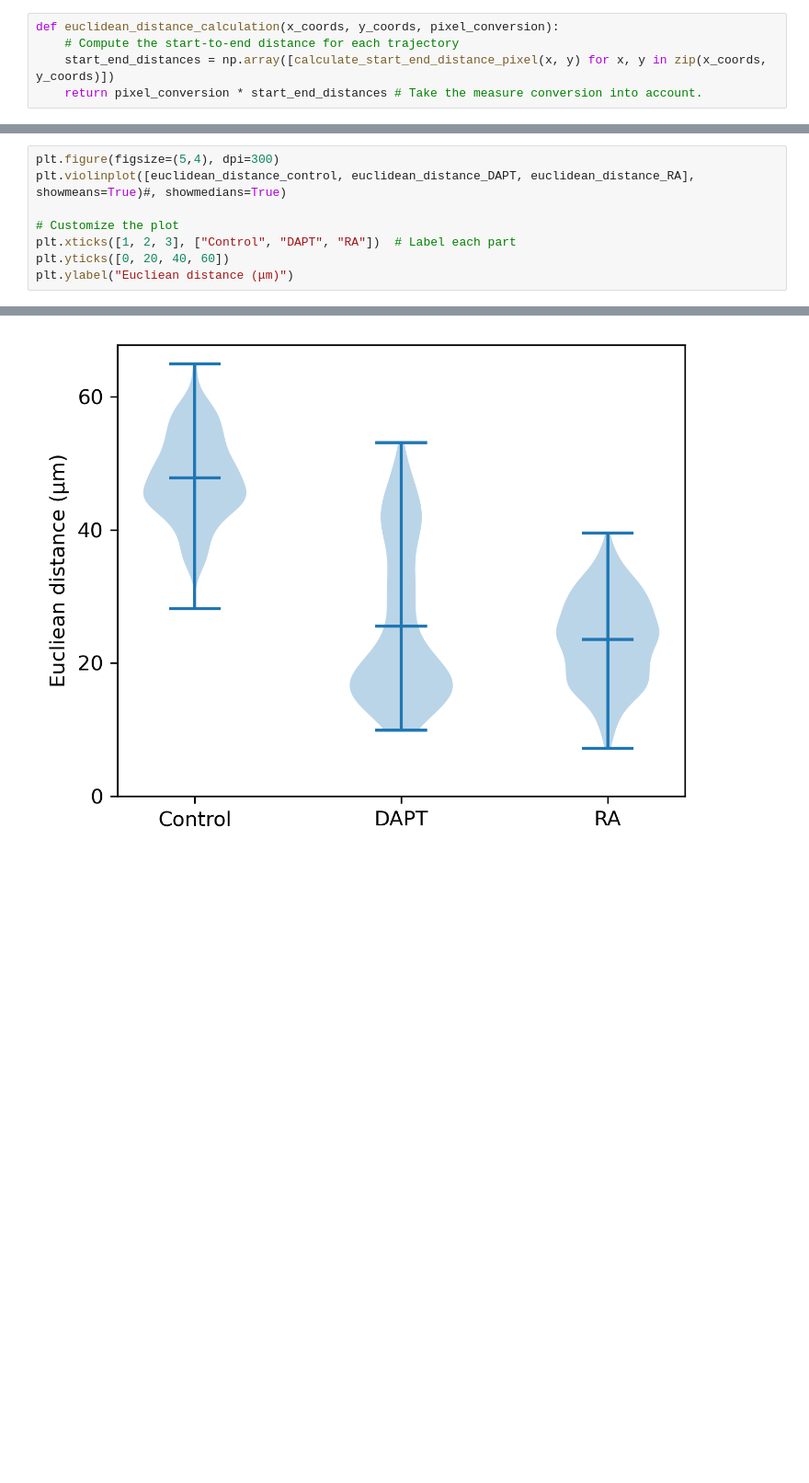
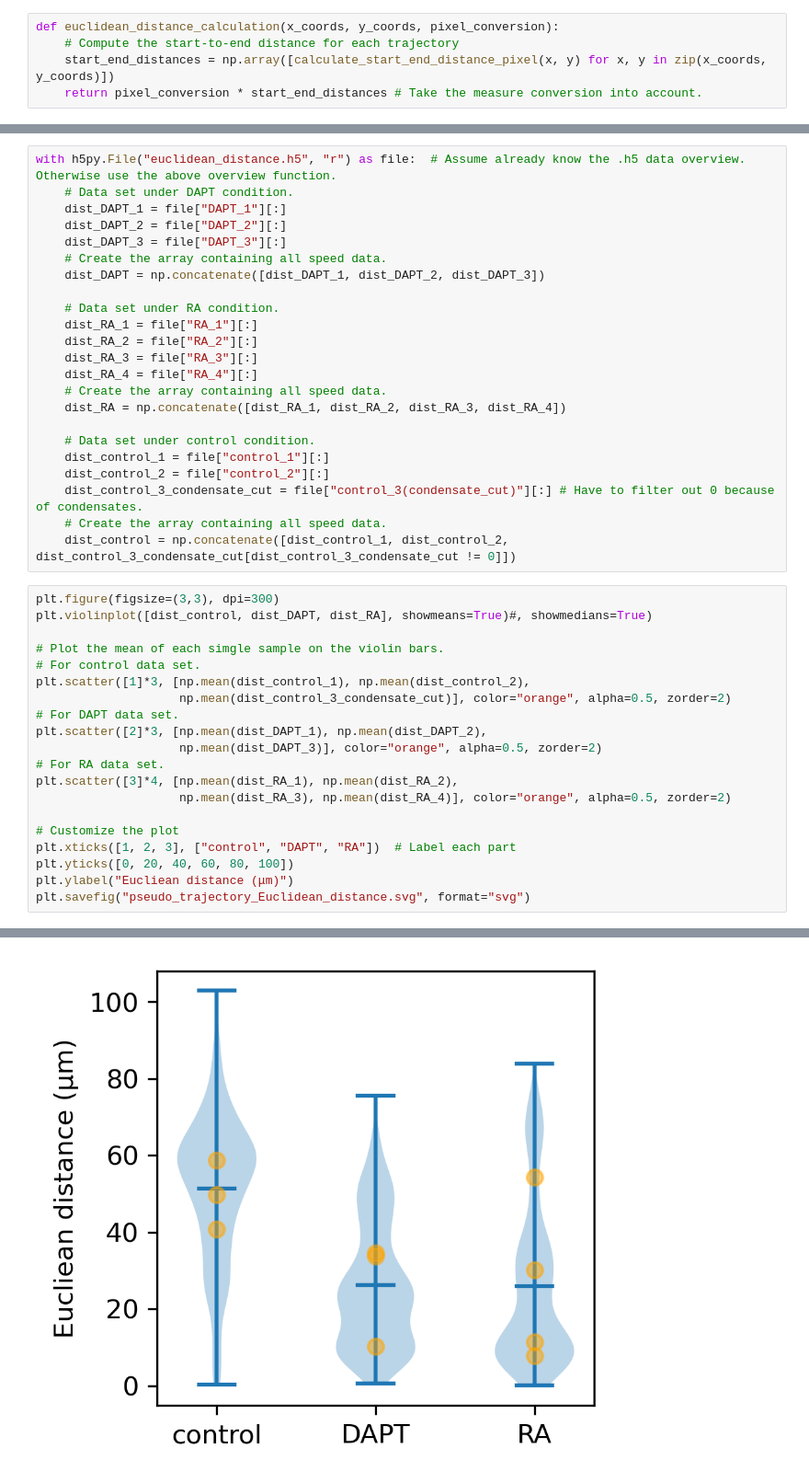
Before and after one commit to rzhou-space/PIV_analysis_headon_data, a Jupyter notebook: memGFP/Tracking_analysis_memGFP.ipynb, the cells around one changed output, grey strips where cells are left out. Shown at 92% size. Saved outputs shown, nothing was run; the diff lists cells and outputs as text; blank space fills up the shorter version.

```diff
--- a/memGFP/Tracking_analysis_memGFP.ipynb
+++ b/memGFP/Tracking_analysis_memGFP.ipynb
@@ -141,9 +295,44 @@ euclidean_distance_RA = euclidean_distance_calculation(x_coords_RA, y_coords_RA,
+# %%
+with h5py.File("euclidean_distance.h5", "r") as file:  # Assume already know the .h5 data overview. Otherwise use the above overview function.
+    # Data set under DAPT condition.
+    dist_DAPT_1 = file["DAPT_1"][:]
+    dist_DAPT_2 = file["DAPT_2"][:]
+    dist_DAPT_3 = file["DAPT_3"][:]
+    # Create the array containing all speed data.
+    dist_DAPT = np.concatenate([dist_DAPT_1, dist_DAPT_2, dist_DAPT_3])
+
+    # Data set under RA condition.
+    dist_RA_1 = file["RA_1"][:]
+    dist_RA_2 = file["RA_2"][:]
+    dist_RA_3 = file["RA_3"][:]
+    dist_RA_4 = file["RA_4"][:]
+    # Create the array containing all speed data.
+    dist_RA = np.concatenate([dist_RA_1, dist_RA_2, dist_RA_3, dist_RA_4])
+
+    # Data set under control condition.
+    dist_control_1 = file["control_1"][:]
+    dist_control_2 = file["control_2"][:]
+    dist_control_3_condensate_cut = file["control_3(condensate_cut)"][:] # Have to filter out 0 because of condensates.
+    # Create the array containing all speed data.
+    dist_control = np.concatenate([dist_control_1, dist_control_2, dist_control_3_condensate_cut[dist_control_3_condensate_cut != 0]])
 # %%
-plt.figure(figsize=(5,4), dpi=300)
-plt.violinplot([euclidean_distance_control, euclidean_distance_DAPT, euclidean_distance_RA], showmeans=True)#, showmedians=True)
+plt.figure(figsize=(3,3), dpi=300)
+plt.violinplot([dist_control, dist_DAPT, dist_RA], showmeans=True)#, showmedians=True)
+
+# Plot the mean of each simgle sample on the violin bars.
+# For control data set.
+plt.scatter([1]*3, [np.mean(dist_control_1), np.mean(dist_control_2),
+                    np.mean(dist_control_3_condensate_cut)], color="orange", alpha=0.5, zorder=2)
+# For DAPT data set.
+plt.scatter([2]*3, [np.mean(dist_DAPT_1), np.mean(dist_DAPT_2),
+                    np.mean(dist_DAPT_3)], color="orange", alpha=0.5, zorder=2)
+# For RA data set.
+plt.scatter([3]*4, [np.mean(dist_RA_1), np.mean(dist_RA_2),
+                    np.mean(dist_RA_3), np.mean(dist_RA_4)], color="orange", alpha=0.5, zorder=2)
 
 # Customize the plot
-plt.xticks([1, 2, 3], ["Control", "DAPT", "RA"])  # Label each part
-plt.yticks([0, 20, 40, 60])
+plt.xticks([1, 2, 3], ["control", "DAPT", "RA"])  # Label each part
+plt.yticks([0, 20, 40, 60, 80, 100])
 plt.ylabel("Eucliean distance (μm)")
+plt.savefig("pseudo_trajectory_Euclidean_distance.svg", format="svg")
 # %% [output]
@@ -151,3 +339,3 @@ Text(0, 0.5, 'Eucliean distance (μm)')
-[figure, old version]
+[figure, new version]
 # %% [markdown]
 ### Persistence
```
Also changed, not shown: parts of 26 cells of this notebook.
